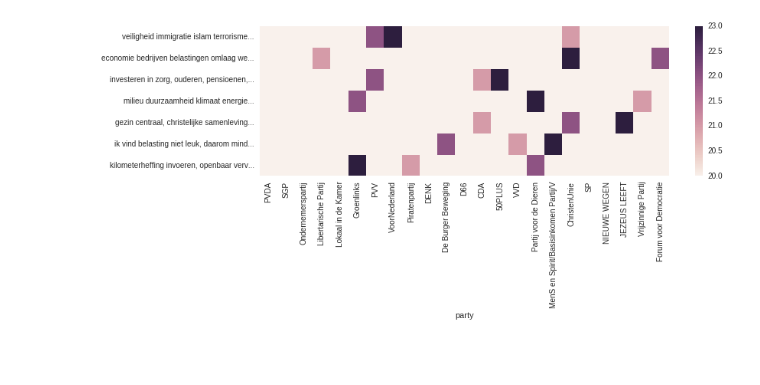
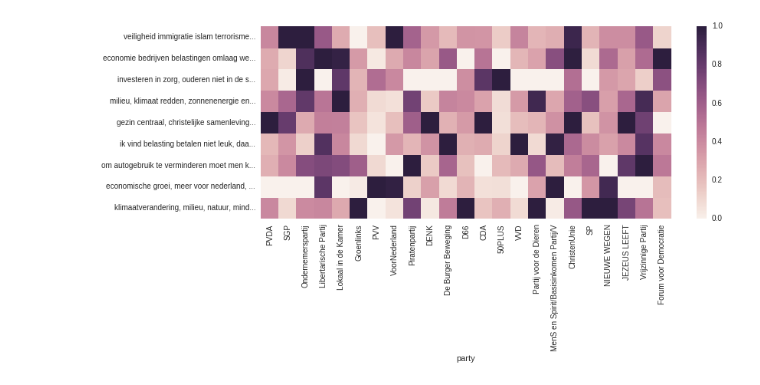
Before and after one commit to bbroeksema/verkiezingen-2017, a Jupyter notebook: notebooks/3.0-arb-topic-based-party-classifier.ipynb, the cells around one changed output. Drawn from its saved outputs; the diff is of its cells as text; code cells hidden in the pictures; blank space fills up the shorter version.

```diff
--- a/notebooks/3.0-arb-topic-based-party-classifier.ipynb
+++ b/notebooks/3.0-arb-topic-based-party-classifier.ipynb
@@ -23,10 +26,11 @@ raw.rename(columns={'file': 'party'}, inplace=True)
 party_labels = raw['party']
 n_parties = len(party_labels)
 
-def chunk_string(string, length):
-    return [string[0+i:length+i] for i in range(0, len(string), length)]
+def chunk_string(string, chunk_size=1000, overlap=0):
+    return [string[i:i+chunk_size-overlap+1] for i in xrange(0,len(string), chunk_size-overlap)]
+   # return [string[0+i:length+i] for i in range(0, len(string), length)]
 
-df = raw['text'].apply(lambda x: pd.Series(chunk_string(x, length=600))).stack().reset_index()
+df = raw['text'].apply(lambda x: pd.Series(chunk_string(x, chunk_size=600, overlap=0))).stack().reset_index()
 df.rename(columns={0: 'text', 'level_0': 'party', 'level_1': 'snippet'}, inplace=True)
 
 print "{:d} text snippets".format(len(df))
@@ -120,0 +121,6 @@ Pipeline(steps=[('vectorizer', TfidfVectorizer(analyzer='word', binary=False, de
+# %%
+# fit on whole data set
+model_type = 'lr'
+estimator = build_estimator(model_type)
+estimator.fit(X, y)
+estimator
@@ -121,35 +134,52 @@ Pipeline(steps=[('vectorizer', TfidfVectorizer(analyzer='word', binary=False, de
 # %%
 import matplotlib.pyplot as plt
 import seaborn as sns
 %matplotlib inline
 
 def plot_predictions(results):
     figsize=(12, .5 * len(results))
     fig, ax = plt.subplots(figsize=figsize)
     sns.heatmap(results, ax=ax)
     ax.set_ylabel('')
 
 def classify_text(estimator, texts, norm=None):
     pred_proba = estimator.predict_proba(texts)
     capped_texts = map(lambda x: x[:40] + '...', texts)
     results = pd.DataFrame(pred_proba, columns=[party_labels], index=capped_texts)
     if norm=='rank':
         results = results.rank(axis=1, ascending=True)
+    if norm=='range':
+        results = results.apply(lambda x: (x - x.min()) / (x.max()- x.min()), axis=0)
     if norm=='top3':
         results = results.rank(axis=1, ascending=True).applymap(lambda x: n_parties-3 if x<=(n_parties-3) else x)
     plot_predictions(results)
 
 texts = ['veiligheid immigratie islam terrorisme',
+
          'economie bedrijven belastingen omlaag werkgelegenheid',
-         'investeren in zorg, ouderen, pensioenen, pensioensleeftijd terug',
-         'milieu duurzaamheid klimaat energie',
-         'gezin centraal, christelijke samenleving, landbouw subsidies',
-         'ik vind belasting niet leuk, daarom minder belasting, ik wil ook graag goedkoop auto rijden, bovendien moet werken lonen',
-         'kilometerheffing invoeren, openbaar vervoer stimuleren, natuur beschermen']
 
-classify_text(estimator, texts, norm='top3')
+         'investeren in zorg, ouderen niet in de steek laten, pensioenen verhogen, pensioensleeftijd terug naar 65',
+
+         'milieu, klimaat redden, zonnenenergie en windmolens, volledig overstappen naar duurzame energie, \
+         CO2-tax invoeren, milieubelasting (alleen voor bedrijven dan graag)',
+
+         'gezin centraal, christelijke samenleving, landbouwsubsidies, samen kun je meer, alleen sta je zwak',
+
+         'ik vind belasting betalen niet leuk, daarom graag minder belasting \
+         ik wil ook graag goedkoop auto rijden, bovendien moet werken lonen',
+
+         'om autogebruik te verminderen moet men kilometerheffing invoeren, de vervuiler betaalt, daarnaast moet men het \
+         openbaar vervoer stimuleren, de natuur moet beschermt worden via mileuheffingen',
+
+         'economische groei, meer voor nederland, Nederlanders moeten vooruit, gulden, \
+            meer geld, meer rijkdom, industrie, geen IS, allochtenen weg',
+
+         'klimaatverandering, milieu, natuur, minder consumeren, nieuwe technologie, \
+            duurzaam, openbaar vervoer, intelligentie, intelligente oplossingen, samenwerken in europa']
+
+classify_text(estimator, texts, norm='range')
 # %% [output]
-[figure, old version]
+[figure, new version]
 # %%
 # function for multilabel format
 def extract_probas(pred_proba):
```
Also changed, not shown: parts of 4 cells of this notebook, 3 other files.
